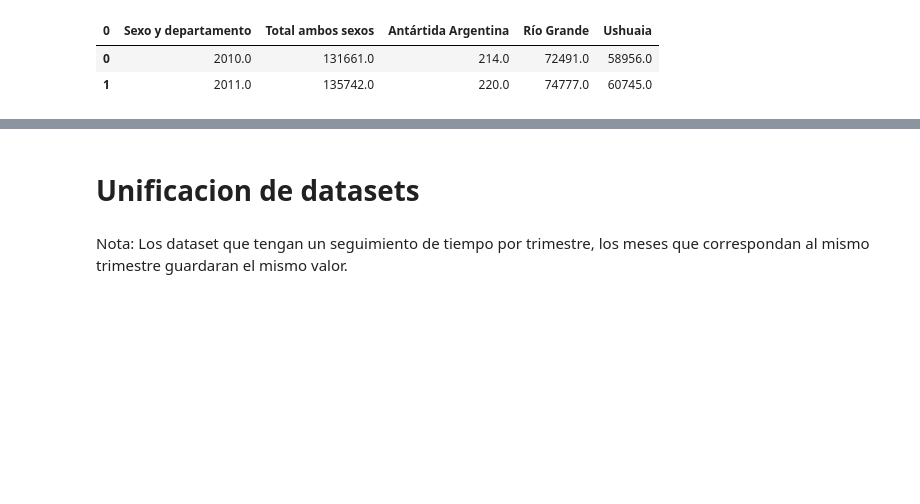
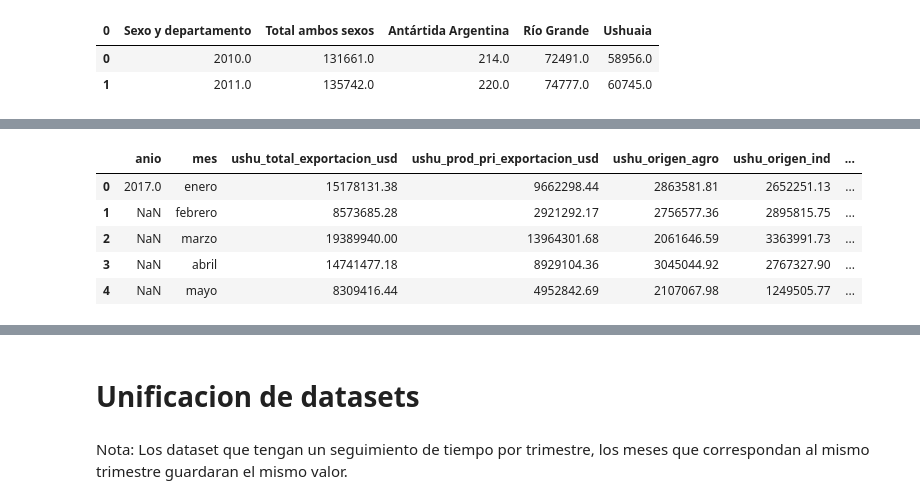
Before and after one commit to caucot/hechos-delictivios-tdf, a Jupyter notebook: notebooks/01_unificacion_dataset.ipynb, the cells around one changed output, grey strips where cells are left out. Saved outputs shown, nothing was run; the diff lists cells and outputs as text; code cells hidden in the pictures; blank space fills up the shorter version.

```diff
--- a/notebooks/unificacion-datasets.ipynb
+++ b/notebooks/01_unificacion_dataset.ipynb
@@ -413,0 +439,5 @@ df_poblacion_departamento_transpuesto.to_csv(path + r"data\interim\Poblacion-est
+# %%
+#Importacion del dataset
+df_exportaciones = pd.read_csv("Exportaciones_por_grandes_rubros.csv", encoding="utf-8")
+# %%
+df_exportaciones = df_exportaciones.dropna(axis=1, how='all')
@@ -413,0 +451,9 @@ df_poblacion_departamento_transpuesto.to_csv(path + r"data\interim\Poblacion-est
+# %%
+df_exportaciones.head()
+# %% [output]
+|  | anio | mes | ushu_total_exportacion_usd | ushu_prod_pri_exportacion_usd | ushu_origen_agro | ushu_origen_ind | ... |
+| 0 | 2017.0 | enero | 15178131.38 | 9662298.44 | 2863581.81 | 2652251.13 | ... |
+| 1 | NaN | febrero | 8573685.28 | 2921292.17 | 2756577.36 | 2895815.75 | ... |
+| 2 | NaN | marzo | 19389940.00 | 13964301.68 | 2061646.59 | 3363991.73 | ... |
+| 3 | NaN | abril | 14741477.18 | 8929104.36 | 3045044.92 | 2767327.90 | ... |
+| 4 | NaN | mayo | 8309416.44 | 4952842.69 | 2107067.98 | 1249505.77 | ... |
```
Also changed, not shown: parts of 21 cells of this notebook, 13 other files.
